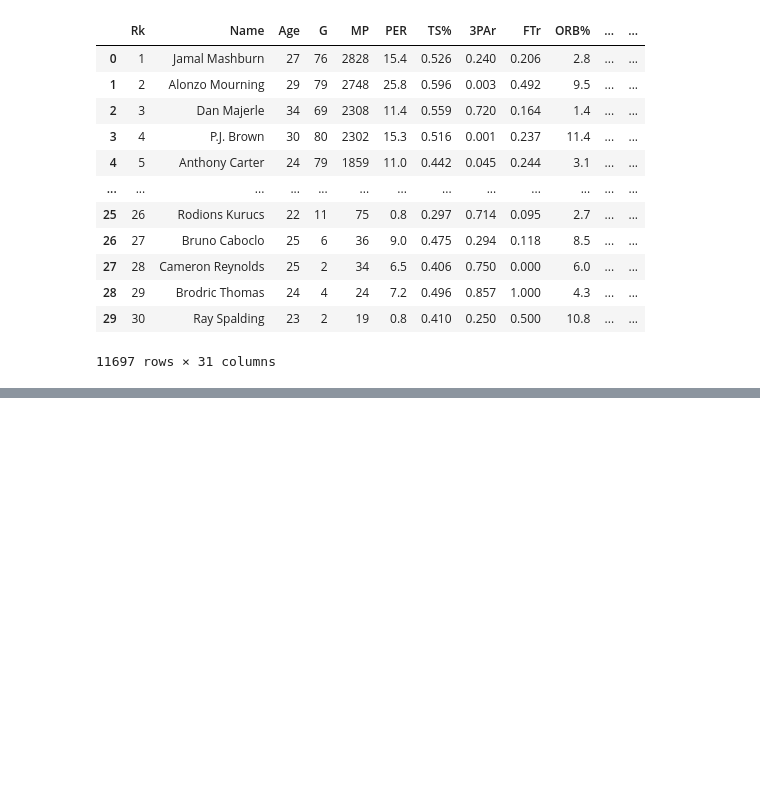
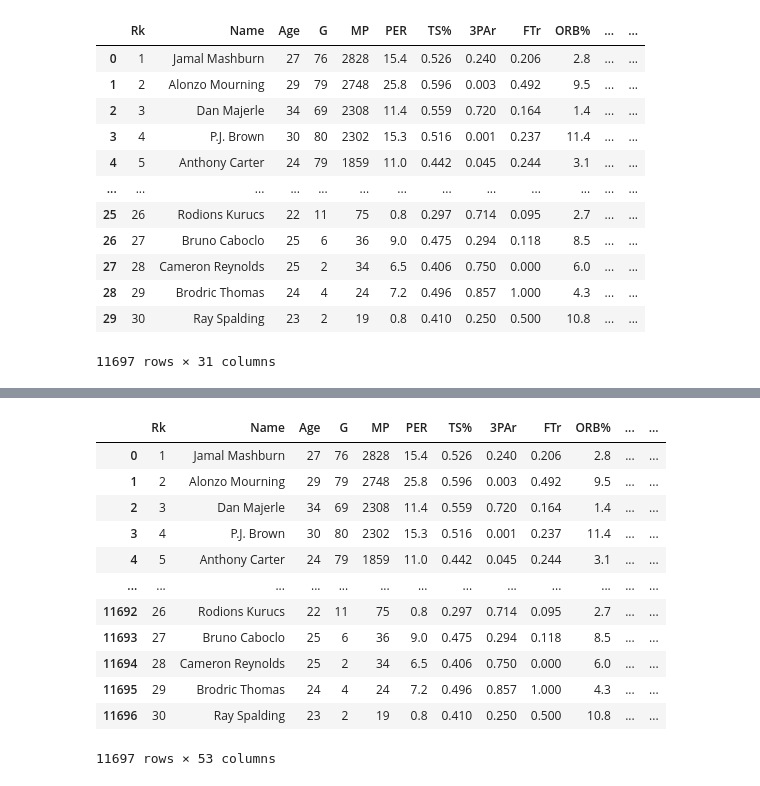
Before and after one commit to ShabKasra/ShabKasra.github.io, a Jupyter notebook: rec_predictor/Record_Predictor.ipynb, the cells around one changed output, grey strips where cells are left out. Cells and saved outputs as stored; diff of their text form; code cells hidden in the pictures; blank space fills up the shorter version.

```diff
--- a/rec_predictor/Record_Predictor.ipynb
+++ b/rec_predictor/Record_Predictor.ipynb
@@ -145,0 +177,19 @@ rosterData
+# %%
+for previousStat in ['Previous VORP','Previous TS%','Previous TRB%','Previous AST%','Previous BPM', "Previous WS", "Previous WS/48"]:
+    rosterData[f'Top 5 {previousStat} Team Rank'] = False
+    rosterData.loc[rosterData[f'{previousStat} Team Rank'] <= 5, f'Top 5 {previousStat} Team Rank'] = True
+rosterData
+# %% [output]
+|  | Rk | Name | Age | G | MP | PER | TS% | 3PAr | FTr | ORB% | ... | ... |
+| 0 | 1 | Jamal Mashburn | 27 | 76 | 2828 | 15.4 | 0.526 | 0.240 | 0.206 | 2.8 | ... | ... |
+| 1 | 2 | Alonzo Mourning | 29 | 79 | 2748 | 25.8 | 0.596 | 0.003 | 0.492 | 9.5 | ... | ... |
+| 2 | 3 | Dan Majerle | 34 | 69 | 2308 | 11.4 | 0.559 | 0.720 | 0.164 | 1.4 | ... | ... |
+| 3 | 4 | P.J. Brown | 30 | 80 | 2302 | 15.3 | 0.516 | 0.001 | 0.237 | 11.4 | ... | ... |
+| 4 | 5 | Anthony Carter | 24 | 79 | 1859 | 11.0 | 0.442 | 0.045 | 0.244 | 3.1 | ... | ... |
+| ... | ... | ... | ... | ... | ... | ... | ... | ... | ... | ... | ... | ... |
+| 11692 | 26 | Rodions Kurucs | 22 | 11 | 75 | 0.8 | 0.297 | 0.714 | 0.095 | 2.7 | ... | ... |
+| 11693 | 27 | Bruno Caboclo | 25 | 6 | 36 | 9.0 | 0.475 | 0.294 | 0.118 | 8.5 | ... | ... |
+| 11694 | 28 | Cameron Reynolds | 25 | 2 | 34 | 6.5 | 0.406 | 0.750 | 0.000 | 6.0 | ... | ... |
+| 11695 | 29 | Brodric Thomas | 24 | 4 | 24 | 7.2 | 0.496 | 0.857 | 1.000 | 4.3 | ... | ... |
+| 11696 | 30 | Ray Spalding | 23 | 2 | 19 | 0.8 | 0.410 | 0.250 | 0.500 | 10.8 | ... | ... |
+11697 rows × 53 columns
```
Also changed, not shown: parts of 8 cells of this notebook, 3 other files.
